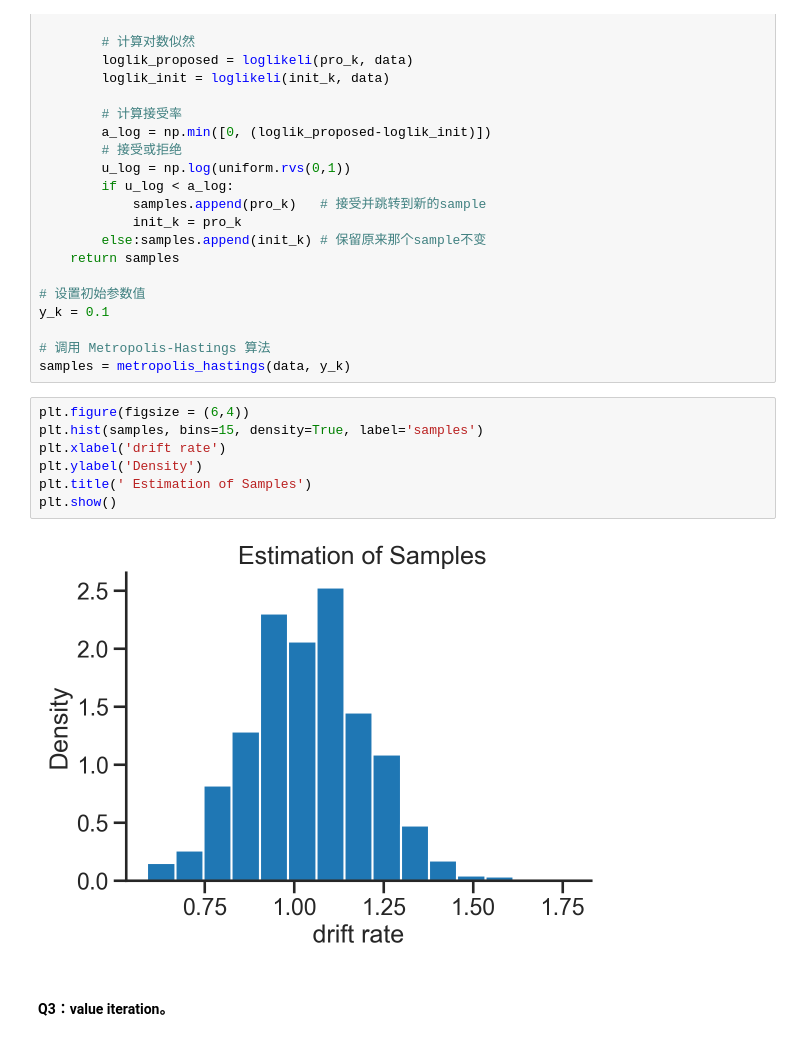
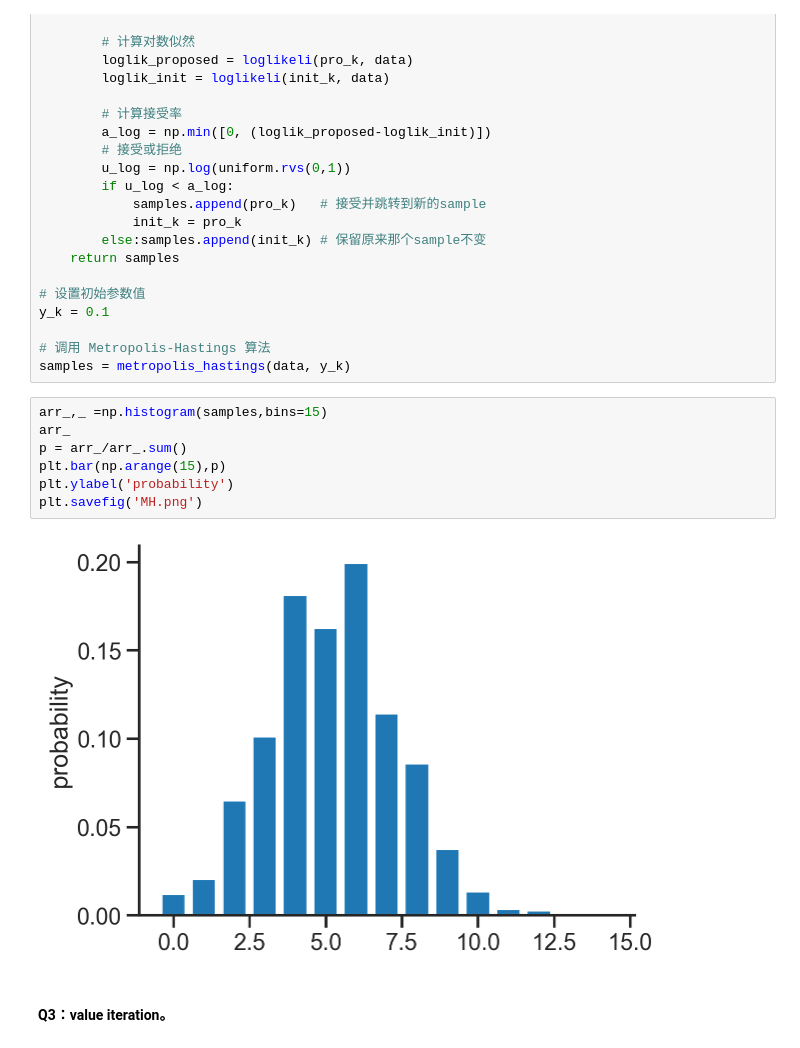
Before and after one commit to yuyangao/MCMC-RL, a Jupyter notebook: hw_ans.ipynb, the cells around one changed output. Drawn from its saved outputs; the diff is of its cells as text.

```diff
--- a/hw_ans.ipynb
+++ b/hw_ans.ipynb
@@ -116,15 +116,15 @@ y_k = 0.1
 
 # 调用 Metropolis-Hastings 算法
 samples = metropolis_hastings(data, y_k)
-# %%
-plt.figure(figsize = (6,4))
-plt.hist(samples, bins=15, density=True, label='samples')
-plt.xlabel('drift rate')
-plt.ylabel('Density')
-plt.title(' Estimation of Samples')
-plt.show()
-# %% [output]
-[figure, removed]
+# %%
+arr_,_ =np.histogram(samples,bins=15)
+arr_
+p = arr_/arr_.sum()
+plt.bar(np.arange(15),p)
+plt.ylabel('probability')
+plt.savefig('MH.png')
+# %% [output]
+[figure, added]
 # %% [markdown]
 ###
 **Q3：value iteration。**
```
